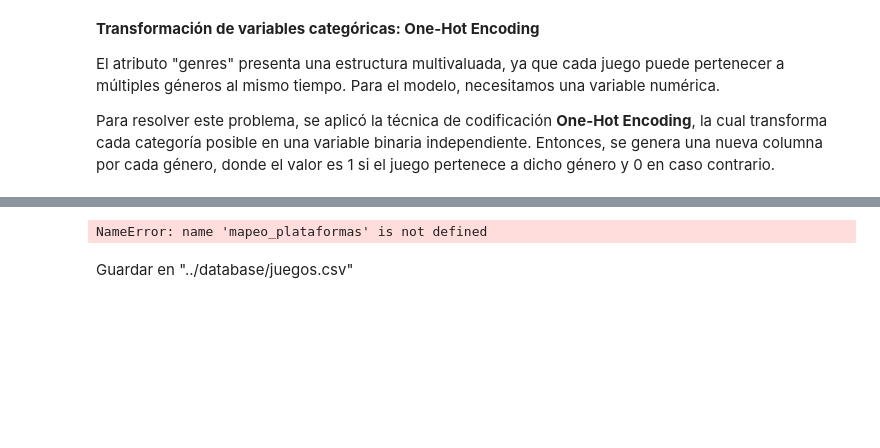
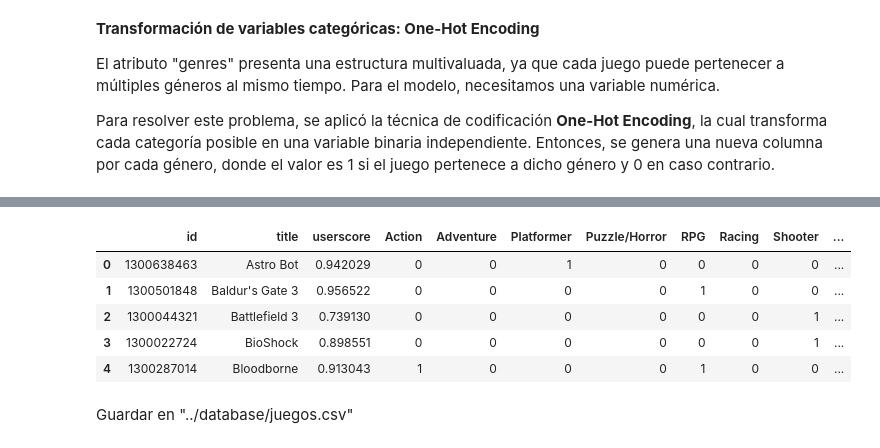
Before and after one commit to SantiagoCiaponi/data-science, a Jupyter notebook: notebooks/data_mining.ipynb, the cells around one changed output, grey strips where cells are left out. Cells and saved outputs as stored; diff of their text form; code cells hidden in the pictures; blank space fills up the shorter version.

```diff
--- a/notebooks/data_mining.ipynb
+++ b/notebooks/data_mining.ipynb
@@ -1598,8 +1711,8 @@ Conociendo en detalle los atributos del dataset, realizamos un análisis uno por
 <br>
 Con esto en mente, aplicamos el cambio correspondiente en el dataframe:
 # %%
-df = df[["id", "title","genres", "userscore"]]
-df.head()
+df_minimo = df[["id", "title","genres", "userscore"]]
+df_minimo.head()
 # %% [output]
 |  | id | title | genres | userscore |
 | 0 | 1300638463 | Astro Bot | Platformer | 91 |
@@ -1626,33 +1758,24 @@ Para resolver este problema, se aplicó la técnica de codificación **One-Hot E
 # %%
-# Tomar solo los juegos con rating nulo
-df_null_rating = df.loc[
-    df["rating"].isna(),
-    ["title", "releaseDate", "rating", "platforms", "userscore_count"]
-].copy()
+df_limitado = df[["id", "title", "genres", "userscore"]].copy()
+df_limitado.columns = df_limitado.columns.str.strip()
 
-# Separar plataformas
-df_null_rating = df_null_rating.assign(
-    plataforma=df_null_rating["platforms"].str.split(",")
-).explode("plataforma")
+df_generos = df_limitado['genres'].str.get_dummies(sep=', ')
 
-df_null_rating["plataforma"] = df_null_rating["plataforma"].str.strip()
+df_final = pd.concat([df_limitado, df_generos], axis=1)
 
-# Mapear a las categorías ya definidas
-df_null_rating["plataforma_grupo"] = df_null_rating["plataforma"].map(mapeo_plataformas)
+df_final.drop(columns=['genres'], inplace=True)
 
-# Si querés conservar las que no entren en las 4 categorías
-df_null_rating["plataforma_grupo"] = df_null_rating["plataforma_grupo"].fillna("Otros")
+min_v, max_v = df_final['userscore'].min(), df_final['userscore'].max()
+df_final['userscore'] = (df_final['userscore'] - min_v) / (max_v - min_v)
 
-# Evitar doble conteo del mismo juego en la misma categoría
-df_null_rating = df_null_rating.drop_duplicates(subset=["title", "plataforma_grupo"])
-
-# Resetear índice
-df_null_rating = df_null_rating.reset_index(drop=True)
-
-# Mostrar resultado
-df_null_rating[["title", "releaseDate", "userscore_count", "plataforma_grupo"]]
+display(df_final.head())
 # %% [output]
-NameError: name 'mapeo_plataformas' is not defined
+|  | id | title | userscore | Action | Adventure | Platformer | Puzzle/Horror | RPG | Racing | Shooter | ... |
+| 0 | 1300638463 | Astro Bot | 0.942029 | 0 | 0 | 1 | 0 | 0 | 0 | 0 | ... |
+| 1 | 1300501848 | Baldur's Gate 3 | 0.956522 | 0 | 0 | 0 | 0 | 1 | 0 | 0 | ... |
+| 2 | 1300044321 | Battlefield 3 | 0.739130 | 0 | 0 | 0 | 0 | 0 | 0 | 1 | ... |
+| 3 | 1300022724 | BioShock | 0.898551 | 0 | 0 | 0 | 0 | 0 | 0 | 1 | ... |
+| 4 | 1300287014 | Bloodborne | 0.913043 | 1 | 0 | 0 | 0 | 1 | 0 | 0 | ... |
 # %% [markdown]
 Guardar en "../database/juegos.csv"
 # %%
```
Also changed, not shown: parts of 17 cells of this notebook, 1 other file.
